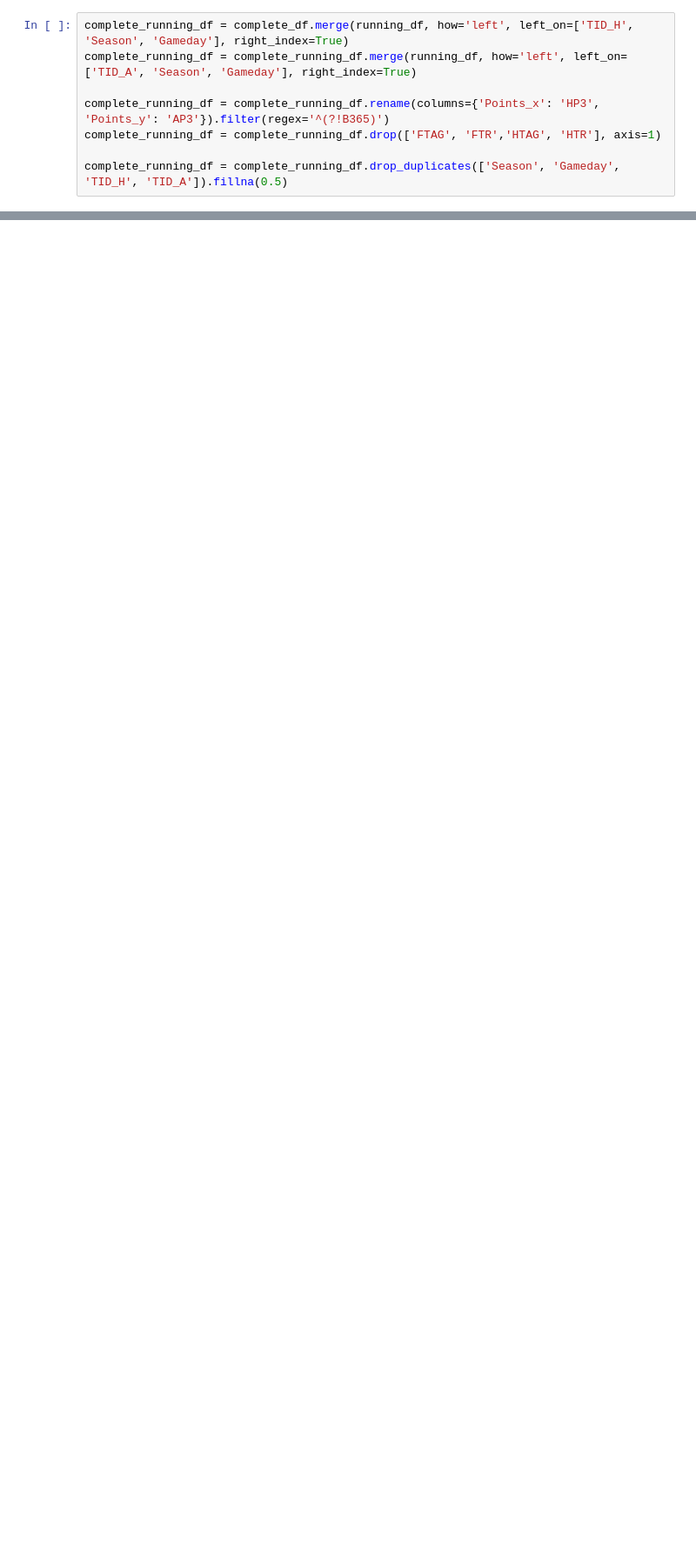
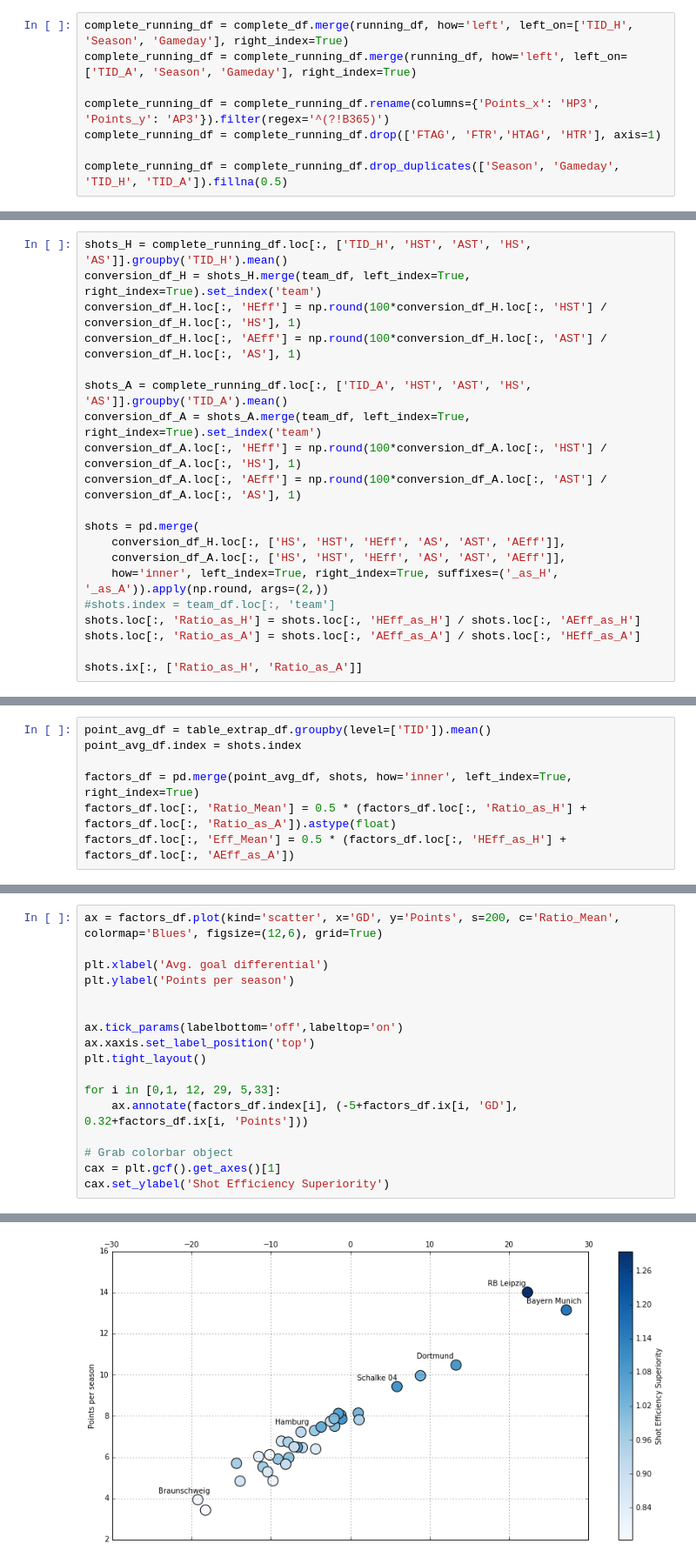
Before and after one commit to mgbukov/bundesliga, a Jupyter notebook: Buli_Download.ipynb, the cells around one changed output, grey strips where cells are left out. Shown: that part at 87% size. Cells and saved outputs as stored; diff of their text form; blank space fills up the shorter version.

```diff
--- a/Buli_Download.ipynb
+++ b/Buli_Download.ipynb
@@ -358,0 +377,20 @@ conversion_df
+# %%
+shots_H = complete_running_df.loc[:, ['TID_H', 'HST', 'AST', 'HS', 'AS']].groupby('TID_H').mean()
+conversion_df_H = shots_H.merge(team_df, left_index=True, right_index=True).set_index('team')
+conversion_df_H.loc[:, 'HEff'] = np.round(100*conversion_df_H.loc[:, 'HST'] / conversion_df_H.loc[:, 'HS'], 1)
+conversion_df_H.loc[:, 'AEff'] = np.round(100*conversion_df_H.loc[:, 'AST'] / conversion_df_H.loc[:, 'AS'], 1)
+
+shots_A = complete_running_df.loc[:, ['TID_A', 'HST', 'AST', 'HS', 'AS']].groupby('TID_A').mean()
+conversion_df_A = shots_A.merge(team_df, left_index=True, right_index=True).set_index('team')
+conversion_df_A.loc[:, 'HEff'] = np.round(100*conversion_df_A.loc[:, 'HST'] / conversion_df_A.loc[:, 'HS'], 1)
+conversion_df_A.loc[:, 'AEff'] = np.round(100*conversion_df_A.loc[:, 'AST'] / conversion_df_A.loc[:, 'AS'], 1)
+
+shots = pd.merge(
+    conversion_df_H.loc[:, ['HS', 'HST', 'HEff', 'AS', 'AST', 'AEff']],
+    conversion_df_A.loc[:, ['HS', 'HST', 'HEff', 'AS', 'AST', 'AEff']],
+    how='inner', left_index=True, right_index=True, suffixes=('_as_H', '_as_A')).apply(np.round, args=(2,))
+#shots.index = team_df.loc[:, 'team']
+shots.loc[:, 'Ratio_as_H'] = shots.loc[:, 'HEff_as_H'] / shots.loc[:, 'AEff_as_H']
+shots.loc[:, 'Ratio_as_A'] = shots.loc[:, 'AEff_as_A'] / shots.loc[:, 'HEff_as_A']
+
+shots.ix[:, ['Ratio_as_H', 'Ratio_as_A']]
@@ -358,0 +416,7 @@ conversion_df
+# %%
+point_avg_df = table_extrap_df.groupby(level=['TID']).mean()
+point_avg_df.index = shots.index
+
+factors_df = pd.merge(point_avg_df, shots, how='inner', left_index=True, right_index=True)
+factors_df.loc[:, 'Ratio_Mean'] = 0.5 * (factors_df.loc[:, 'Ratio_as_H'] + factors_df.loc[:, 'Ratio_as_A']).astype(float)
+factors_df.loc[:, 'Eff_Mean'] = 0.5 * (factors_df.loc[:, 'HEff_as_H'] + factors_df.loc[:, 'AEff_as_A'])
@@ -358,0 +437,18 @@ conversion_df
+# %%
+ax = factors_df.plot(kind='scatter', x='GD', y='Points', s=200, c='Ratio_Mean', colormap='Blues', figsize=(12,6), grid=True)
+
+plt.xlabel('Avg. goal differential')
+plt.ylabel('Points per season')
+
+
+ax.tick_params(labelbottom='off',labeltop='on')
+ax.xaxis.set_label_position('top')
+plt.tight_layout()
+
+for i in [0,1, 12, 29, 5,33]:
+    ax.annotate(factors_df.index[i], (-5+factors_df.ix[i, 'GD'], 0.32+factors_df.ix[i, 'Points']))
+
+# Grab colorbar object
+cax = plt.gcf().get_axes()[1]
+cax.set_ylabel('Shot Efficiency Superiority')
+# %% [output]
@@ -359 +456,2 @@ conversion_df
+[figure, added]
 # %%
```
Also changed, not shown: parts of 32 cells of this notebook, 1 other file.
